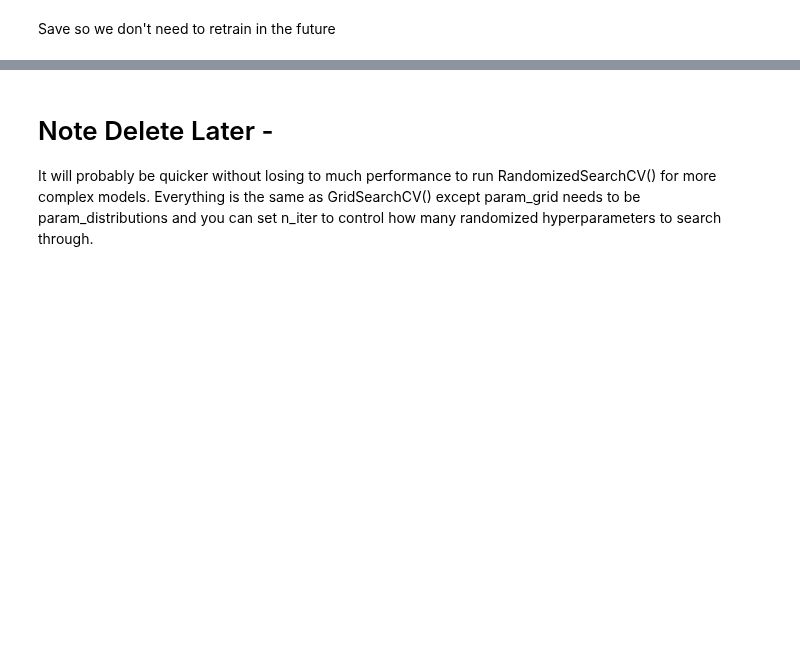
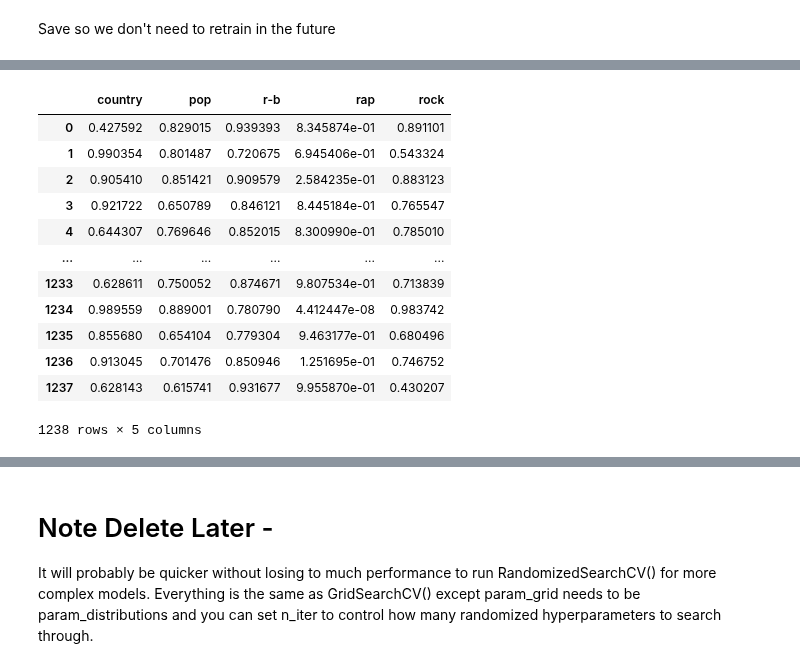
Before and after one commit to hunterblum/Multi-Genre-Classification, a Jupyter notebook: 04_Modeling.ipynb, the cells around one changed output, grey strips where cells are left out. Saved outputs shown, nothing was run; the diff lists cells and outputs as text; code cells hidden in the pictures; blank space fills up the shorter version.

```diff
--- a/04_Modeling.ipynb
+++ b/04_Modeling.ipynb
@@ -114,0 +120,2 @@ pickle.dump(knn_tuned, open('models/knn_tuned.sav', 'wb'))
+# %%
+clf = MultiOutputClassifier(SVC(kernel = "linear", probability = True, random_state = 2023)).fit(X_train, y_train)
@@ -114,0 +124,11 @@ pickle.dump(knn_tuned, open('models/knn_tuned.sav', 'wb'))
+# %%
+# The output is a list of 5 arrays - one array per genre
+# Dimensions of array are n songs by 2 (probability of genre being True/False)
+svc_prob_predictions = clf.predict_proba(X_test)
+# %%
+svc_prob_by_genre = []
+for i in range(0, len(svc_prob_predictions)):
+    # Take the True probability column from each genre column
+    genre_prob = svc_prob_predictions[i][:, 0]
+    # Append array of probability being True for each song
+    svc_prob_by_genre.append(genre_prob)
@@ -114,0 +138,19 @@ pickle.dump(knn_tuned, open('models/knn_tuned.sav', 'wb'))
+# %%
+# Convert probability predictions to dataframe
+svc_prob_df = pd.DataFrame(svc_prob_by_genre).T
+svc_prob_df.columns = mlb.classes_.tolist()
+svc_prob_df
+# %% [output]
+|  | country | pop | r-b | rap | rock |
+| 0 | 0.427592 | 0.829015 | 0.939393 | 8.345874e-01 | 0.891101 |
+| 1 | 0.990354 | 0.801487 | 0.720675 | 6.945406e-01 | 0.543324 |
+| 2 | 0.905410 | 0.851421 | 0.909579 | 2.584235e-01 | 0.883123 |
+| 3 | 0.921722 | 0.650789 | 0.846121 | 8.445184e-01 | 0.765547 |
+| 4 | 0.644307 | 0.769646 | 0.852015 | 8.300990e-01 | 0.785010 |
+| ... | ... | ... | ... | ... | ... |
+| 1233 | 0.628611 | 0.750052 | 0.874671 | 9.807534e-01 | 0.713839 |
+| 1234 | 0.989559 | 0.889001 | 0.780790 | 4.412447e-08 | 0.983742 |
+| 1235 | 0.855680 | 0.654104 | 0.779304 | 9.463177e-01 | 0.680496 |
+| 1236 | 0.913045 | 0.701476 | 0.850946 | 1.251695e-01 | 0.746752 |
+| 1237 | 0.628143 | 0.615741 | 0.931677 | 9.955870e-01 | 0.430207 |
+1238 rows × 5 columns
```
Also changed, not shown: parts of 7 cells of this notebook.
